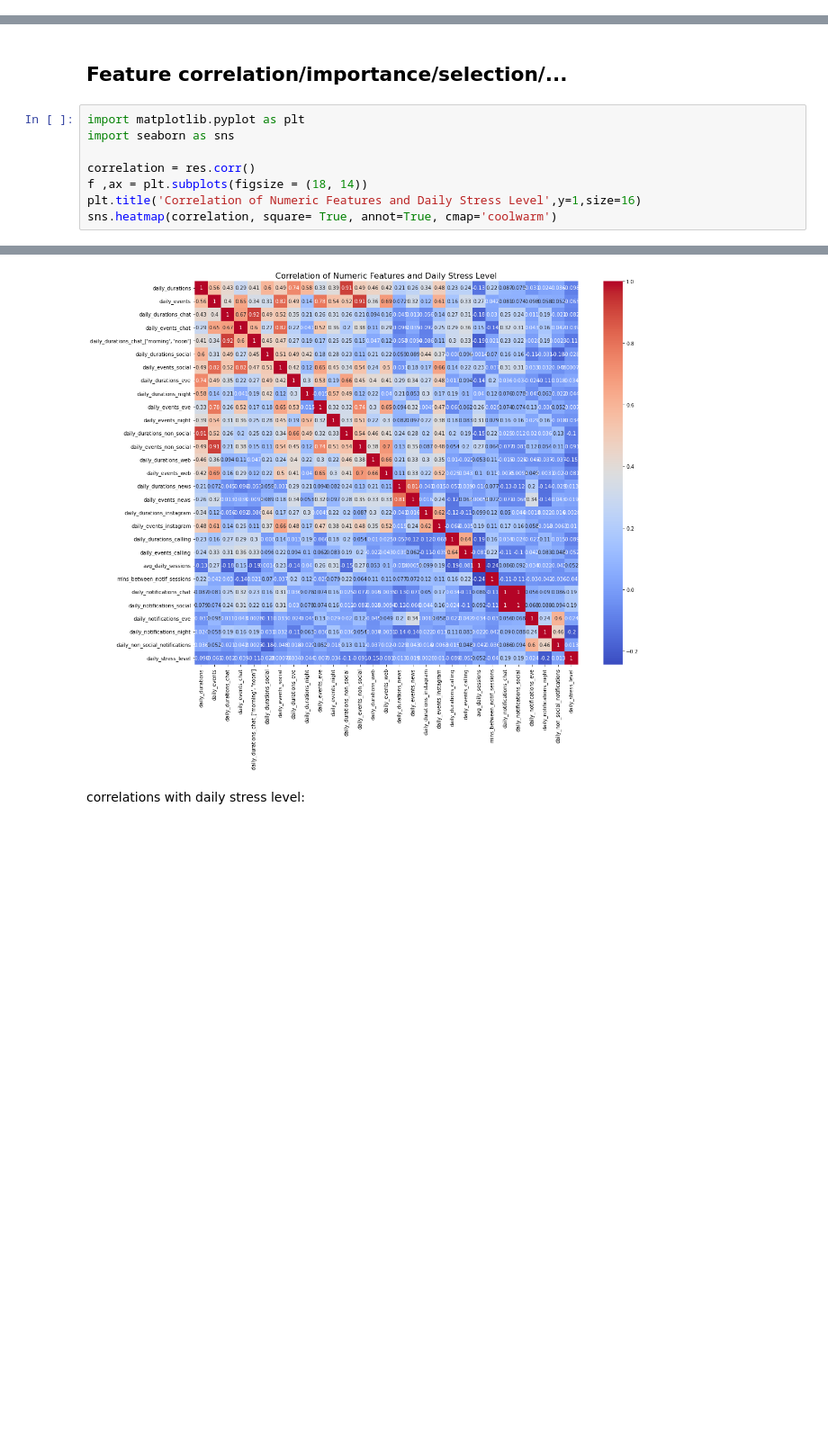
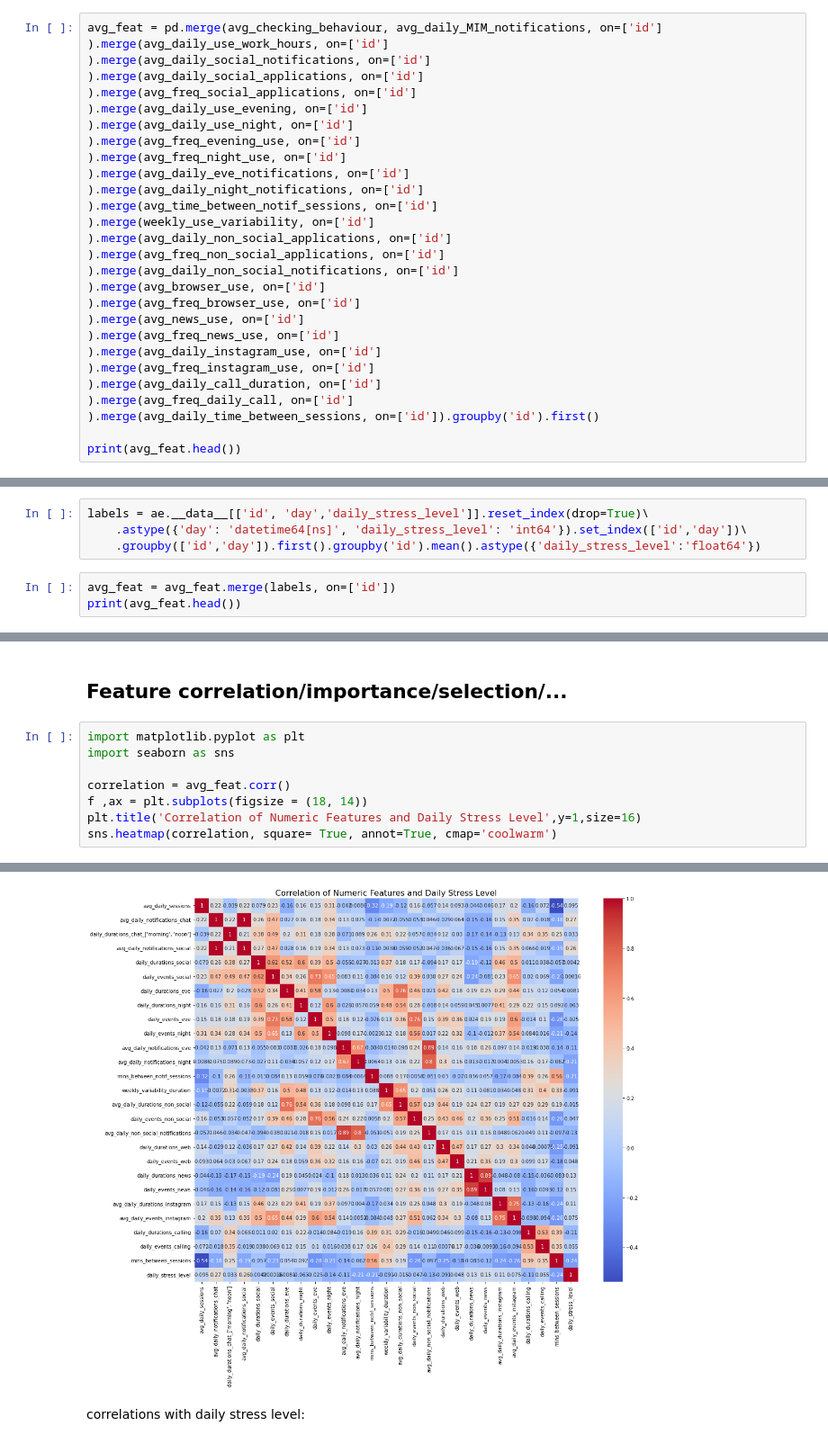
Before and after one commit to WouterDurnez/mobiledna_py, a Jupyter notebook: mobiledna/draft_simon/feat_calculation.ipynb, the cells around one changed output, grey strips where cells are left out. Shown at 90% size. Cells and saved outputs as stored; diff of their text form; blank space fills up the shorter version.

```diff
--- a/mobiledna/draft_simon/feat_calculation.ipynb
+++ b/mobiledna/draft_simon/feat_calculation.ipynb
@@ -923,0 +930,28 @@ id                                   day
+# %%
+avg_feat = pd.merge(avg_checking_behaviour, avg_daily_MIM_notifications, on=['id']
+).merge(avg_daily_use_work_hours, on=['id']
+).merge(avg_daily_social_notifications, on=['id']
+).merge(avg_daily_social_applications, on=['id']
+).merge(avg_freq_social_applications, on=['id']
+).merge(avg_daily_use_evening, on=['id']
+).merge(avg_daily_use_night, on=['id']
+).merge(avg_freq_evening_use, on=['id']
+).merge(avg_freq_night_use, on=['id']
+).merge(avg_daily_eve_notifications, on=['id']
+).merge(avg_daily_night_notifications, on=['id']
+).merge(avg_time_between_notif_sessions, on=['id']
+).merge(weekly_use_variability, on=['id']
+).merge(avg_daily_non_social_applications, on=['id']
+).merge(avg_freq_non_social_applications, on=['id']
+).merge(avg_daily_non_social_notifications, on=['id']
+).merge(avg_browser_use, on=['id']
+).merge(avg_freq_browser_use, on=['id']
+).merge(avg_news_use, on=['id']
+).merge(avg_freq_news_use, on=['id']
+).merge(avg_daily_instagram_use, on=['id']
+).merge(avg_freq_instagram_use, on=['id']
+).merge(avg_daily_call_duration, on=['id']
+).merge(avg_freq_daily_call, on=['id']
+).merge(avg_daily_time_between_sessions, on=['id']).groupby('id').first()
+
+print(avg_feat.head())
@@ -923,0 +968,7 @@ id                                   day
+# %%
+labels = ae.__data__[['id', 'day','daily_stress_level']].reset_index(drop=True)\
+    .astype({'day': 'datetime64[ns]', 'daily_stress_level': 'int64'}).set_index(['id','day'])\
+    .groupby(['id','day']).first().groupby('id').mean().astype({'daily_stress_level':'float64'})
+# %%
+avg_feat = avg_feat.merge(labels, on=['id'])
+print(avg_feat.head())
@@ -926,14 +985,14 @@ id                                   day
 # %%
 import matplotlib.pyplot as plt
 import seaborn as sns
 
-correlation = res.corr()
+correlation = avg_feat.corr()
 f ,ax = plt.subplots(figsize = (18, 14))
 plt.title('Correlation of Numeric Features and Daily Stress Level',y=1,size=16)
 sns.heatmap(correlation, square= True, annot=True, cmap='coolwarm')
 # %% [output]
 <AxesSubplot:title={'center':'Correlation of Numeric Features and Daily Stress Level'}>
-[figure, old version]
+[figure, new version]
 # %% [markdown]
 correlations with daily stress level:
 # %%
```
Also changed, not shown: parts of 18 cells of this notebook, 2 other files.
